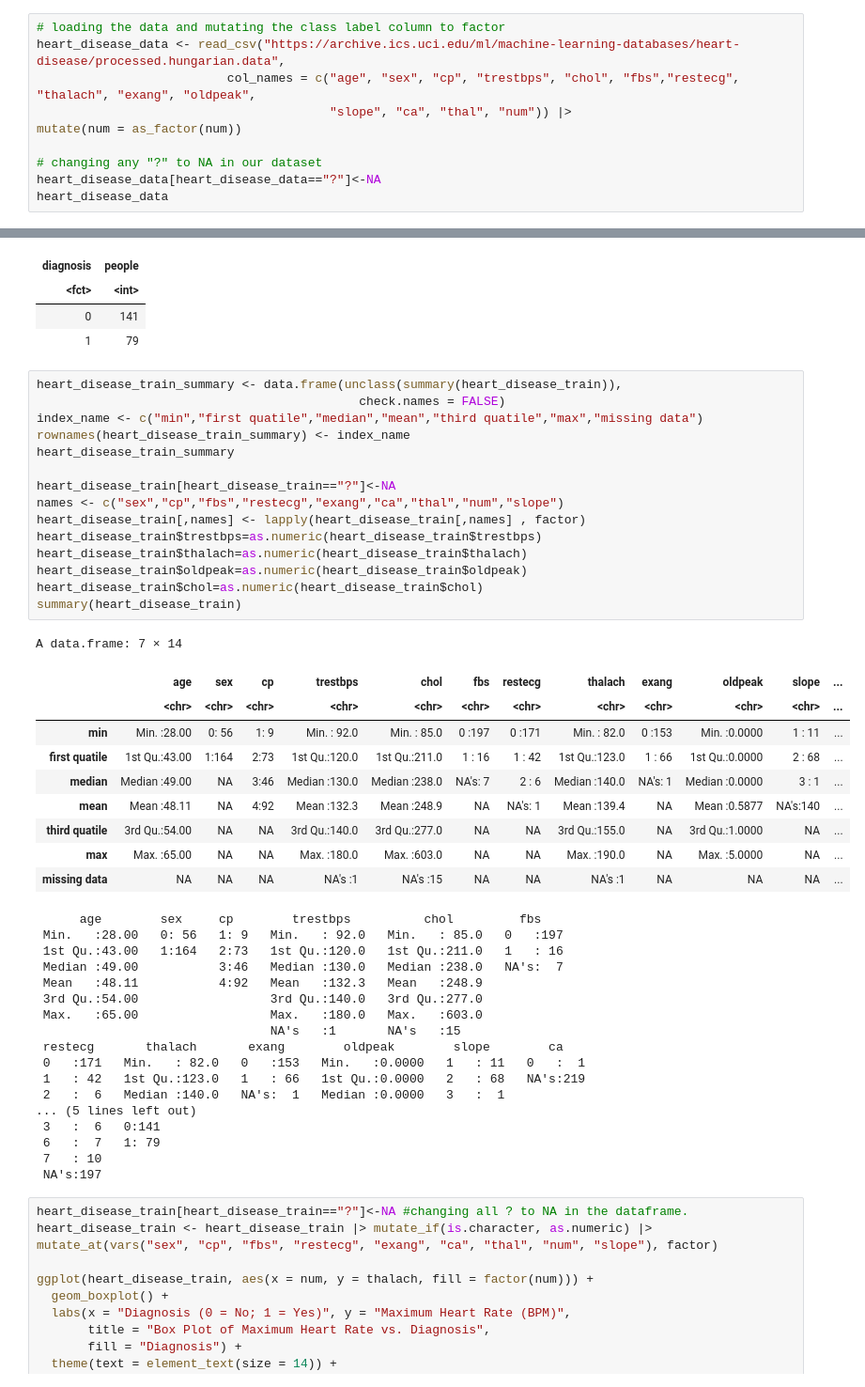
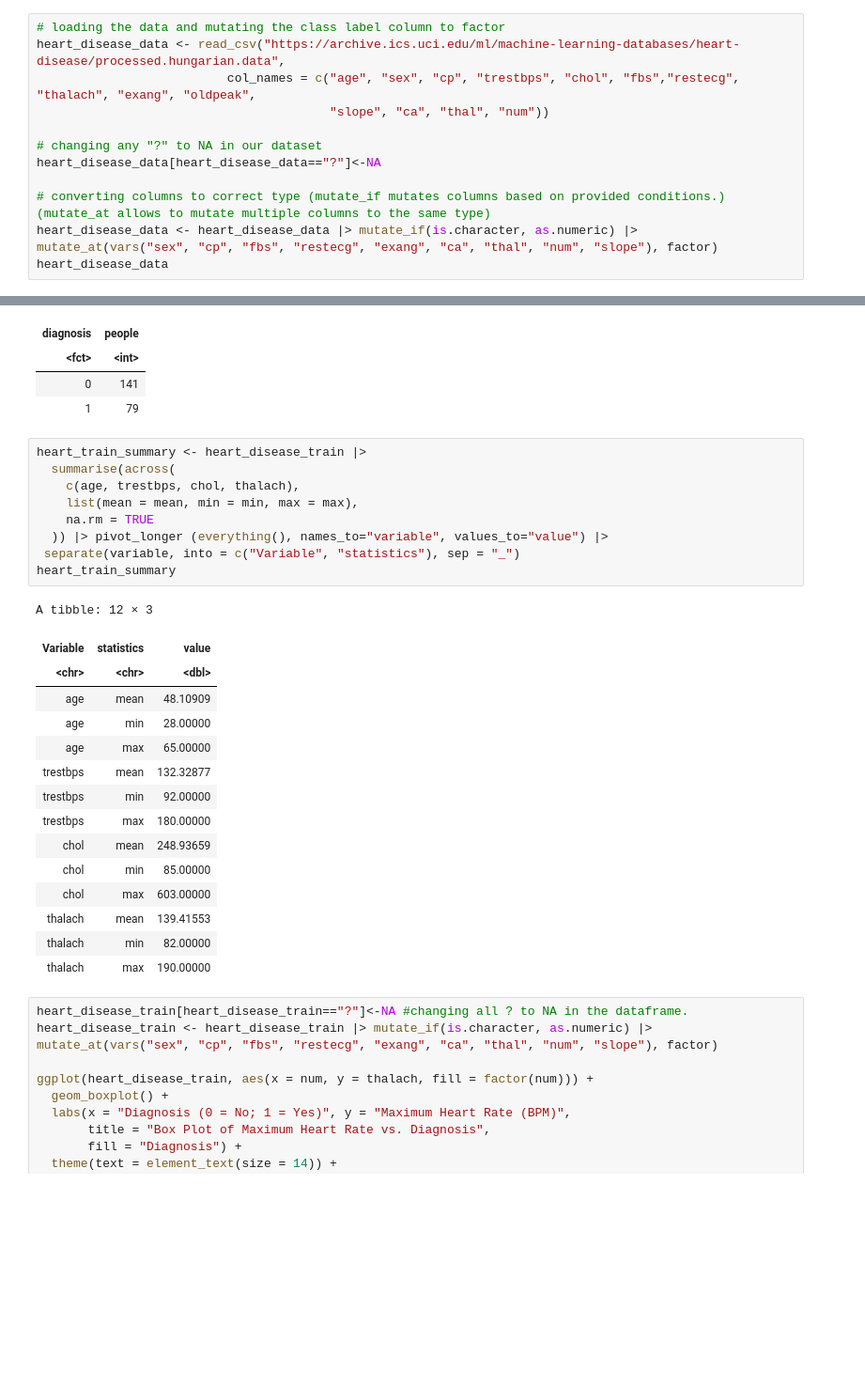
Before and after one commit to GeneRevo/DSCI100-007-Group10, a Jupyter notebook: 007_project_proposal.ipynb, the cells around one changed output, grey strips where cells are left out. Shown at 94% size. Drawn from its saved outputs; the diff is of its cells as text; blank space fills up the shorter version.

Commit message:
Summary table
added a summary table for numerics.

```diff
--- a/007_project_proposal.ipynb
+++ b/007_project_proposal.ipynb
@@ -25,11 +43,13 @@ set.seed(3789)
 # loading the data and mutating the class label column to factor
 heart_disease_data <- read_csv("https://archive.ics.uci.edu/ml/machine-learning-databases/heart-disease/processed.hungarian.data",
                           col_names = c("age", "sex", "cp", "trestbps", "chol", "fbs","restecg", "thalach", "exang", "oldpeak",
-                                        "slope", "ca", "thal", "num")) |>
-mutate(num = as_factor(num))
+                                        "slope", "ca", "thal", "num"))
 
 # changing any "?" to NA in our dataset
 heart_disease_data[heart_disease_data=="?"]<-NA
+
+# converting columns to correct type (mutate_if mutates columns based on provided conditions.) (mutate_at allows to mutate multiple columns to the same type)
+heart_disease_data <- heart_disease_data |> mutate_if(is.character, as.numeric) |> mutate_at(vars("sex", "cp", "fbs", "restecg", "exang", "ca", "thal", "num", "slope"), factor)
 heart_disease_data
 # %% [output]
 Rows: 294 Columns: 14
@@ -123,48 +143,30 @@ A tibble: 2 × 2
 | 0 | 141 |
 | 1 | 79 |
 # %%
-heart_disease_train_summary <- data.frame(unclass(summary(heart_disease_train)),
-                                            check.names = FALSE)
-index_name <- c("min","first quatile","median","mean","third quatile","max","missing data")
-rownames(heart_disease_train_summary) <- index_name
-heart_disease_train_summary
-
-heart_disease_train[heart_disease_train=="?"]<-NA
-names <- c("sex","cp","fbs","restecg","exang","ca","thal","num","slope")
-heart_disease_train[,names] <- lapply(heart_disease_train[,names] , factor)
-heart_disease_train$trestbps=as.numeric(heart_disease_train$trestbps)
-heart_disease_train$thalach=as.numeric(heart_disease_train$thalach)
-heart_disease_train$oldpeak=as.numeric(heart_disease_train$oldpeak)
-heart_disease_train$chol=as.numeric(heart_disease_train$chol)
-summary(heart_disease_train)
+heart_train_summary <- heart_disease_train |>
+  summarise(across(
+    c(age, trestbps, chol, thalach),
+    list(mean = mean, min = min, max = max),
+    na.rm = TRUE
+  )) |> pivot_longer (everything(), names_to="variable", values_to="value") |>
+ separate(variable, into = c("Variable", "statistics"), sep = "_")
+heart_train_summary
 # %% [output]
-A data.frame: 7 × 14
+A tibble: 12 × 3
-|  | age | sex | cp | trestbps | chol | fbs | restecg | thalach | exang | oldpeak | slope | ... |
-|  | <chr> | <chr> | <chr> | <chr> | <chr> | <chr> | <chr> | <chr> | <chr> | <chr> | <chr> | ... |
-| min | Min. :28.00 | 0: 56 | 1: 9 | Min. : 92.0 | Min. : 85.0 | 0 :197 | 0 :171 | Min. : 82.0 | 0 :153 | Min. :0.0000 | 1 : 11 | ... |
-| first quatile | 1st Qu.:43.00 | 1:164 | 2:73 | 1st Qu.:120.0 | 1st Qu.:211.0 | 1 : 16 | 1 : 42 | 1st Qu.:123.0 | 1 : 66 | 1st Qu.:0.0000 | 2 : 68 | ... |
-| median | Median :49.00 | NA | 3:46 | Median :130.0 | Median :238.0 | NA's: 7 | 2 : 6 | Median :140.0 | NA's: 1 | Median :0.0000 | 3 : 1 | ... |
-| mean | Mean :48.11 | NA | 4:92 | Mean :132.3 | Mean :248.9 | NA | NA's: 1 | Mean :139.4 | NA | Mean :0.5877 | NA's:140 | ... |
-| third quatile | 3rd Qu.:54.00 | NA | NA | 3rd Qu.:140.0 | 3rd Qu.:277.0 | NA | NA | 3rd Qu.:155.0 | NA | 3rd Qu.:1.0000 | NA | ... |
-| max | Max. :65.00 | NA | NA | Max. :180.0 | Max. :603.0 | NA | NA | Max. :190.0 | NA | Max. :5.0000 | NA | ... |
-| missing data | NA | NA | NA | NA's :1 | NA's :15 | NA | NA | NA's :1 | NA | NA | NA | ... |
+| Variable | statistics | value |
+| <chr> | <chr> | <dbl> |
+| age | mean | 48.10909 |
+| age | min | 28.00000 |
+| age | max | 65.00000 |
+| trestbps | mean | 132.32877 |
+| trestbps | min | 92.00000 |
+| trestbps | max | 180.00000 |
+| chol | mean | 248.93659 |
+| chol | min | 85.00000 |
+| chol | max | 603.00000 |
+| thalach | mean | 139.41553 |
+| thalach | min | 82.00000 |
+| thalach | max | 190.00000 |
-      age        sex     cp        trestbps          chol         fbs
- Min.   :28.00   0: 56   1: 9   Min.   : 92.0   Min.   : 85.0   0   :197
- 1st Qu.:43.00   1:164   2:73   1st Qu.:120.0   1st Qu.:211.0   1   : 16
- Median :49.00           3:46   Median :130.0   Median :238.0   NA's:  7
- Mean   :48.11           4:92   Mean   :132.3   Mean   :248.9
- 3rd Qu.:54.00                  3rd Qu.:140.0   3rd Qu.:277.0
- Max.   :65.00                  Max.   :180.0   Max.   :603.0
-                                NA's   :1       NA's   :15
- restecg       thalach       exang        oldpeak        slope        ca
- 0   :171   Min.   : 82.0   0   :153   Min.   :0.0000   1   : 11   0   :  1
- 1   : 42   1st Qu.:123.0   1   : 66   1st Qu.:0.0000   2   : 68   NA's:219
- 2   :  6   Median :140.0   NA's:  1   Median :0.0000   3   :  1
-... (5 lines left out)
- 3   :  6   0:141
- 6   :  7   1: 79
- 7   : 10
- NA's:197
 # %%
 heart_disease_train[heart_disease_train=="?"]<-NA #changing all ? to NA in the dataframe.
 heart_disease_train <- heart_disease_train |> mutate_if(is.character, as.numeric) |> mutate_at(vars("sex", "cp", "fbs", "restecg", "exang", "ca", "thal", "num", "slope"), factor)
```
Also changed, not shown: parts of 4 cells of this notebook.
